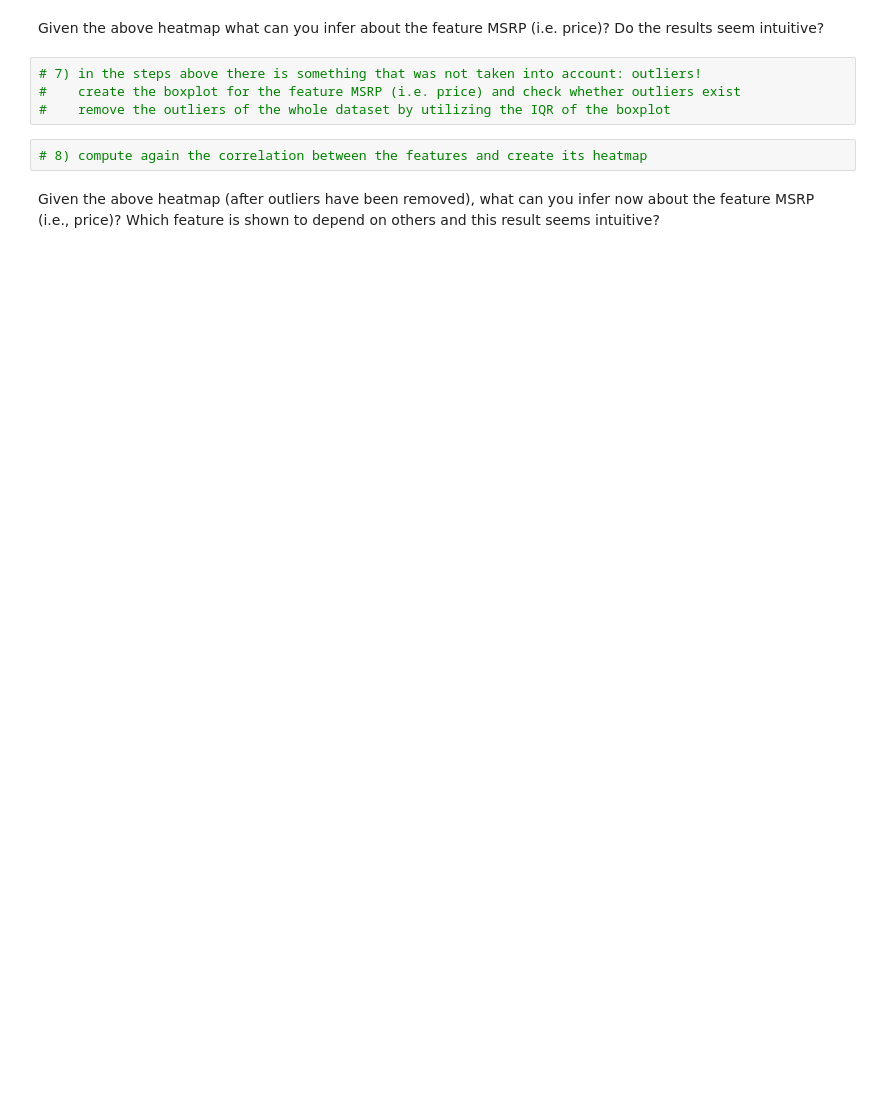
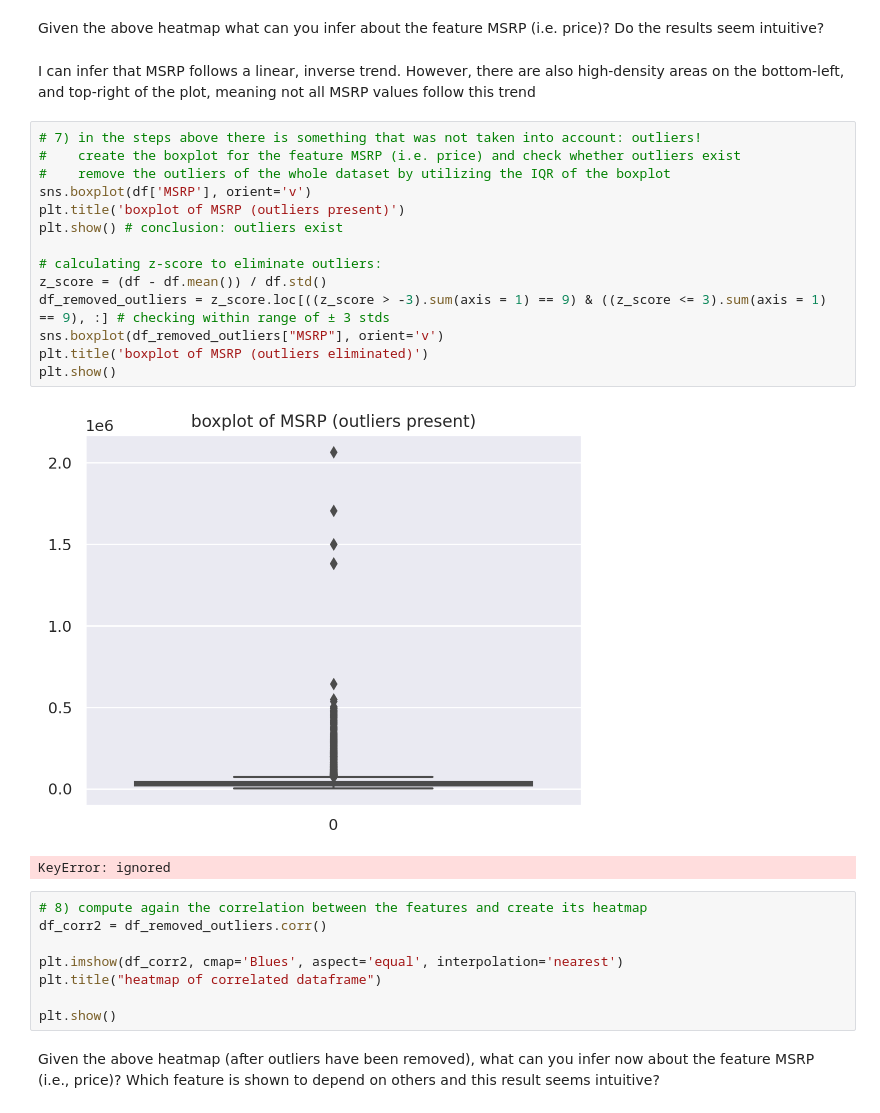
Before and after one commit to arnav-exe/Data-Mining-Labs, a Jupyter notebook: ECS607U_Lab03.ipynb, the cells around one changed output. Drawn from its saved outputs; the diff is of its cells as text; blank space fills up the shorter version.

```diff
--- a/ECS607U_Lab03.ipynb
+++ b/ECS607U_Lab03.ipynb
@@ -338,10 +394,32 @@ sns.set(color_codes=True)
 # %% [markdown]
 Given the above heatmap what can you infer about the feature MSRP (i.e. price)? Do the results seem intuitive?
+# %% [markdown]
+I can infer that MSRP follows a linear, inverse trend.
+However, there are also high-density areas on the bottom-left, and top-right of the plot, meaning not all MSRP values follow this trend
 # %%
 # 7) in the steps above there is something that was not taken into account: outliers!
 #    create the boxplot for the feature MSRP (i.e. price) and check whether outliers exist
 #    remove the outliers of the whole dataset by utilizing the IQR of the boxplot
+sns.boxplot(df['MSRP'], orient='v')
+plt.title('boxplot of MSRP (outliers present)')
+plt.show() # conclusion: outliers exist
+
+# calculating z-score to eliminate outliers:
+z_score = (df - df.mean()) / df.std()
+df_removed_outliers = z_score.loc[((z_score > -3).sum(axis = 1) == 9) & ((z_score <= 3).sum(axis = 1) == 9), :] # checking within range of ± 3 stds
+sns.boxplot(df_removed_outliers["MSRP"], orient='v')
+plt.title('boxplot of MSRP (outliers eliminated)')
+plt.show()
+# %% [output]
+[figure, added]
+KeyError: ignored
 # %%
 # 8) compute again the correlation between the features and create its heatmap
+df_corr2 = df_removed_outliers.corr()
+
+plt.imshow(df_corr2, cmap='Blues', aspect='equal', interpolation='nearest')
+plt.title("heatmap of correlated dataframe")
+
+plt.show()
 # %% [markdown]
 Given the above heatmap (after outliers have been removed), what can you infer now about the feature MSRP (i.e., price)? Which feature is shown to depend on others and this result seems intuitive?
```
Also changed, not shown: parts of 9 cells of this notebook.
